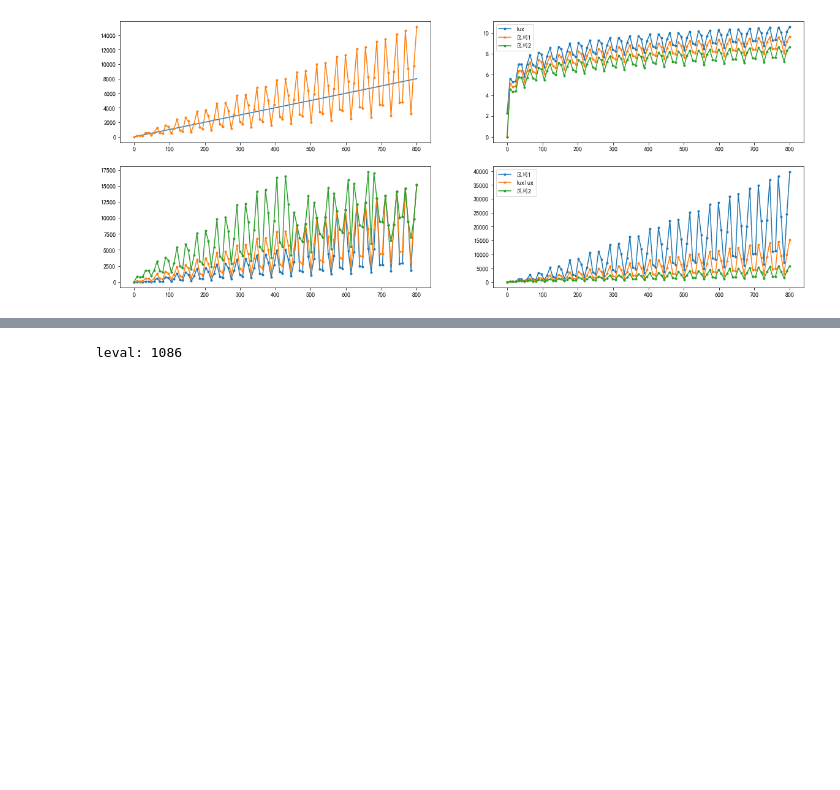
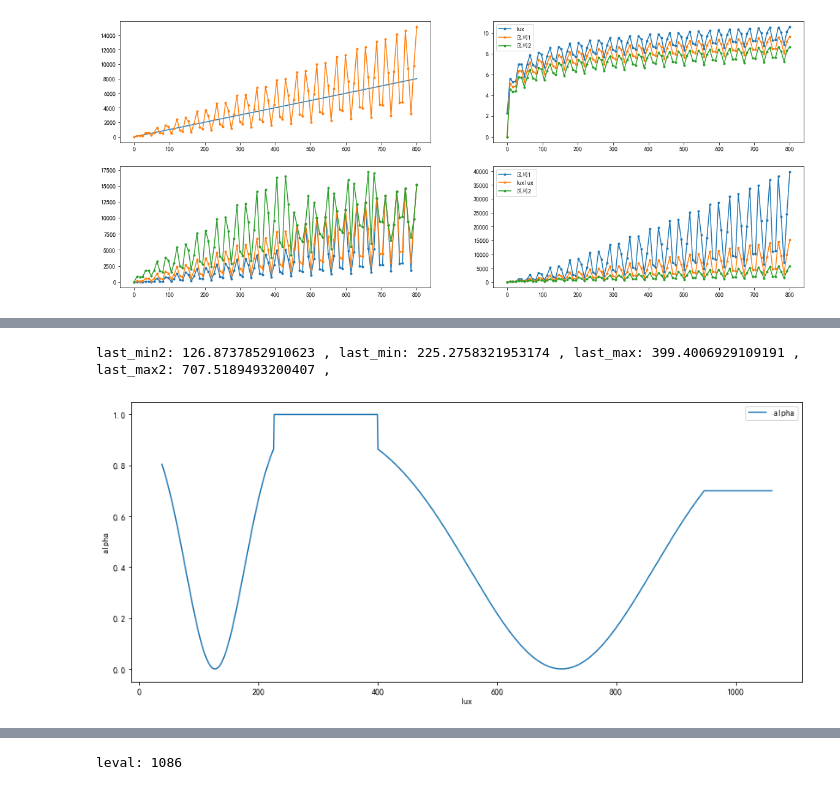
Before and after one commit to Whu-wxy/AmbientLightLab, a Jupyter notebook: contract.ipynb, the cells around one changed output, grey strips where cells are left out. Saved outputs shown, nothing was run; the diff lists cells and outputs as text; code cells hidden in the pictures; blank space fills up the shorter version.

```diff
--- a/contract.ipynb
+++ b/contract.ipynb
@@ -528,0 +690,72 @@ plt.show()
+# %%
+def normal_distribution(x, mean, sigma):
+    return np.exp(-1*((x-mean)**2)/(2*(sigma**2)))/(math.sqrt(2*np.pi)* sigma)
+
+def norm_normal_distribution(x, mean, sigma):
+    gs_max = normal_distribution(mean, mean, sigma)
+    gs_cur = normal_distribution(x, mean, sigma)
+    return gs_cur/gs_max
+
+result = [300]
+factor = 0.05
+factor2 = 0.15
+last_min = max(0, result[-1] - result[-1]*factor)
+last_max = max(5, result[-1] + result[-1]*factor)
+last_min2 = max(0, result[-1] - result[-1]*factor2)
+last_max2 = max(10, result[-1] + result[-1]*factor2)
+
+last_min = max(0, math.log(result[-1]+1) - math.log(result[-1]+1)*factor)
+last_max = max(math.log(5), math.log(result[-1]+1) + math.log(result[-1]+1)*factor)
+last_min2 = max(0, math.log(result[-1]+1) - math.log(result[-1]+1)*factor2)
+last_max2 = max(math.log(10), math.log(result[-1]+1) + math.log(result[-1]+1)*factor2)
+# last_min = math.exp(last_min)
+# last_max = math.exp(last_max)
+last_min2 = math.exp(last_min2)-1
+last_max2 = math.exp(last_max2)-1
+last_min2 = 0 if last_min2 < 30 else last_min2
+
+lux_max = 8600
+last_min = math.exp(min(math.log(lux_max), last_min))-1
+last_max = math.exp(min(math.log(lux_max), last_max))-1
+# last_min2 = math.exp(min(math.log(lux_max), last_min2))-1
+# last_max2 = math.exp(min(math.log(lux_max), last_max2))-1
+linear = False
+
+print('last_min2:',last_min2,',','last_min:',last_min,',','last_max:',last_max,',','last_max2:',last_max2,',',)
+
+a_list = []
+for cur_stable in range(int(last_min2*0.3), int(last_max2*1.5)):  # int(last_min2*0.8), int(last_max2*1.5)  0, 800
+    if cur_stable <= last_max and cur_stable >= last_min:
+        a = 1
+    elif cur_stable > last_max:
+        if cur_stable < last_max2:
+            a = 1-norm_normal_distribution(cur_stable, last_max2, (last_max2-last_max)/2)
+        else:
+            a = 1-norm_normal_distribution(cur_stable, last_max2, (last_max2-last_max)/2)
+            a = min(0.7, a)
+    elif cur_stable < last_min:
+        if cur_stable < last_min2:
+            a = 1-norm_normal_distribution(cur_stable, last_min2, (last_min2-last_min)/2)
+        else:
+            a = 1-norm_normal_distribution(cur_stable, last_min2, (last_min2-last_min)/2)
+    a_list.append(a)
+
+plt.figure(figsize = (14,6))
+# print(1-norm_normal_distribution(0, last_min2, (last_min2-last_min)/2))
+# print(1-norm_normal_distribution(5, last_min2, (last_min2-last_min)/2))
+# print(1-norm_normal_distribution(10, last_min2, (last_min2-last_min)/2))
+# print(1-norm_normal_distribution(30, last_max2, (last_max2-last_max)/2))
+# print(1-norm_normal_distribution(50, last_max2, (last_max2-last_max)/2))
+
+x = np.linspace(int(last_min2*0.3), int(last_max2*1.5), len(a_list), endpoint=True)
+plt.plot(x, a_list, label='alpha')  # , marker='.'
+plt.legend(loc='best')
+plt.rcParams['font.sans-serif'] = ['KaiTi']
+
+plt.ylabel('alpha')
+plt.xlabel('lux')
+
+plt.show()
+# %% [output]
+last_min2: 126.8737852910623 , last_min: 225.2758321953174 , last_max: 399.4006929109191 , last_max2: 707.5189493200407 ,
+[figure, added]
```
Also changed, not shown: parts of 7 cells of this notebook, 1 other file.
